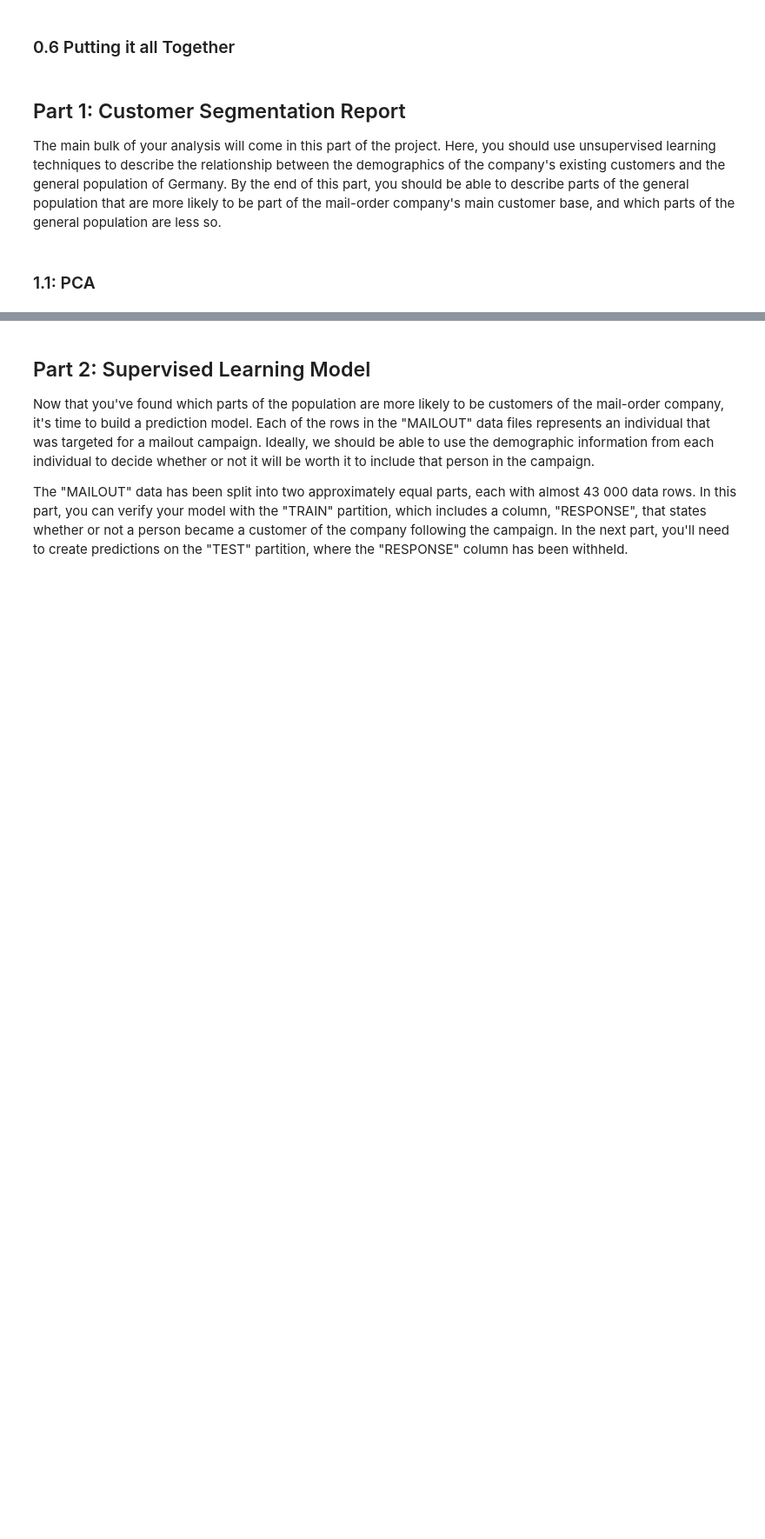
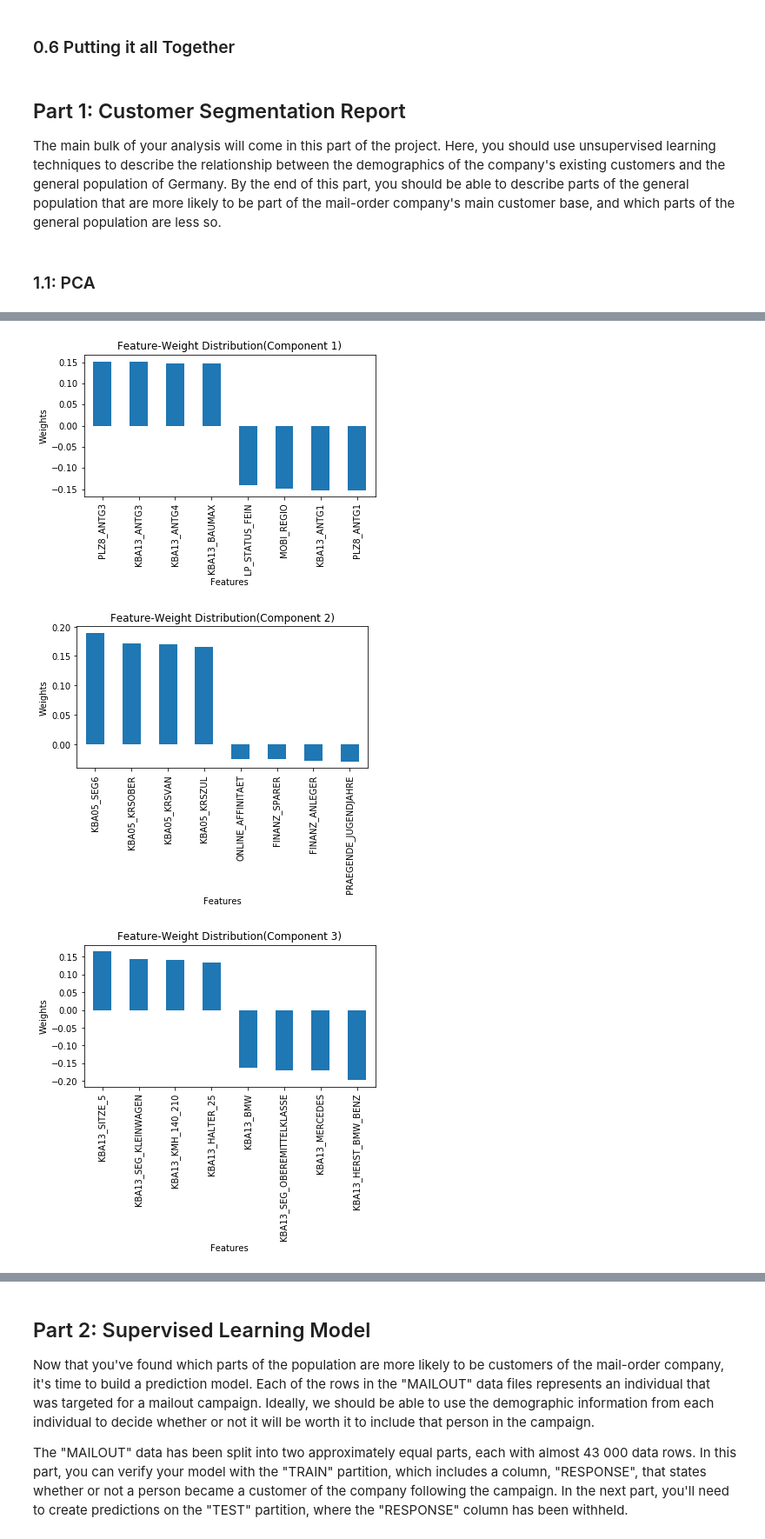
Before and after one commit to alssalo/Arvato-Project, a Jupyter notebook: Arvato Project Workbook.ipynb, the cells around one changed output, grey strips where cells are left out. Shown: that part at 87% size. Saved outputs shown, nothing was run; the diff lists cells and outputs as text; code cells hidden in the pictures; blank space fills up the shorter version.

```diff
--- a/Arvato Project Workbook.ipynb
+++ b/Arvato Project Workbook.ipynb
@@ -279,0 +222,6 @@ azdias_new_pca_1 = pca_1.fit_transform(azdias_new)
+# %%
+def perform_pca(n_components,data):
+
+    pca = PCA(n_components)
+    pca_fitted = pca.fit_transform(data)
+    return pca, pca_fitted
@@ -279,0 +259,6 @@ azdias_new_pca_1 = pca_1.fit_transform(azdias_new)
+# %%
+# Refit with 200 components
+pca_2 ,pca_2_fitted = perform_pca(200,azdias_new)
+# %%
+components_df = pd.DataFrame(np.round(pca_2.components_,4),columns = azdias_new.columns)
+components_df["Explained Varience (%)"] = np.round(pca_2.explained_variance_ratio_.reshape(len(pca_2.components_), 1),4)*100
@@ -279,0 +280,14 @@ azdias_new_pca_1 = pca_1.fit_transform(azdias_new)
+# %%
+for i in range(5):
+    top_5_series = components_df.loc[i][:-1].sort_values(ascending=False).iloc[[0, 1, 2, 3, -4, -3, -2, -1]]
+
+
+    plt.figure(figsize = (6,3))
+    top_5_series.plot(kind = 'bar');
+    plt.xlabel("Features")
+    plt.ylabel("Weights")
+    plt.title("Feature-Weight Distribution(Component "+str(i+1)+")" )
+# %% [output]
+[figure, added]
+[figure, added]
+[figure, added]
```
Also changed, not shown: parts of 25 cells of this notebook.
